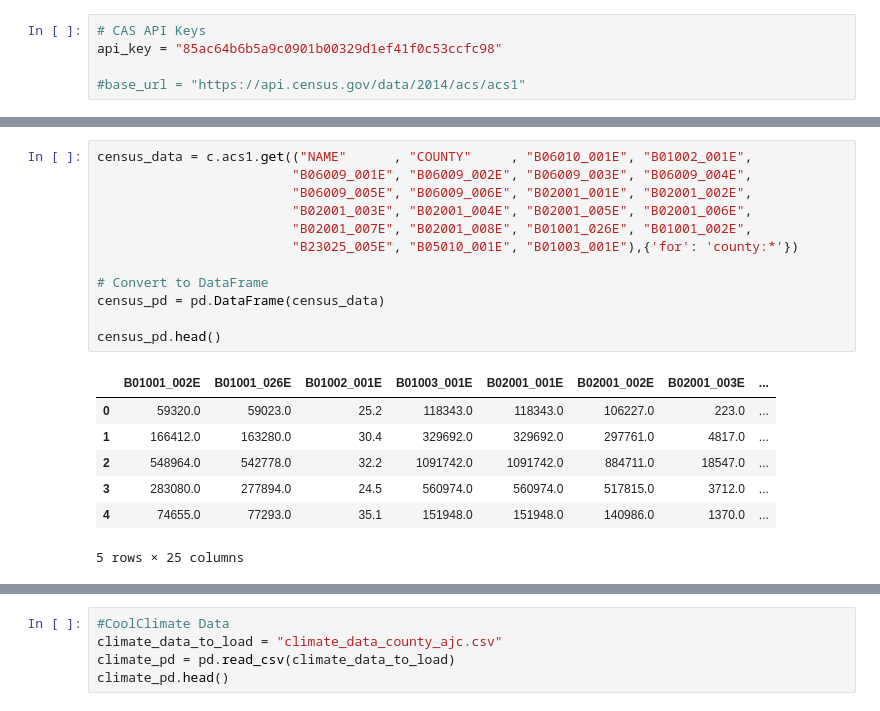
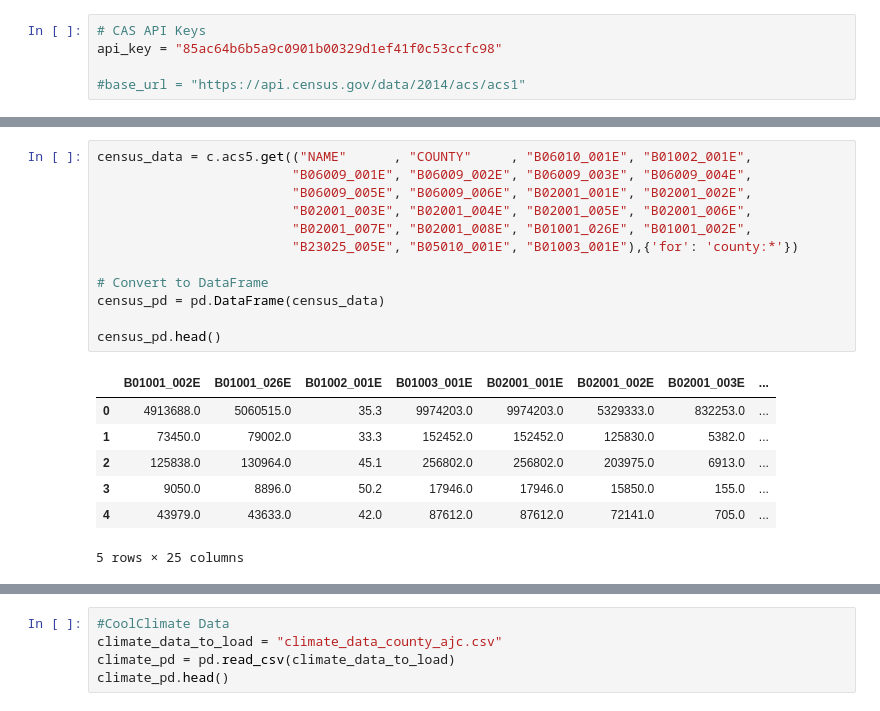
Before and after one commit to deibidl/project1, a Jupyter notebook: Main_Script_P1.ipynb, the cells around one changed output, grey strips where cells are left out. Saved outputs shown, nothing was run; the diff lists cells and outputs as text.

```diff
--- a/Main_Script_P1.ipynb
+++ b/Main_Script_P1.ipynb
@@ -19,22 +17,22 @@ print(c)
 # %%
-census_data = c.acs1.get(("NAME"      , "COUNTY"     , "B06010_001E", "B01002_001E",
+census_data = c.acs5.get(("NAME"      , "COUNTY"     , "B06010_001E", "B01002_001E",
                          "B06009_001E", "B06009_002E", "B06009_003E", "B06009_004E",
                          "B06009_005E", "B06009_006E", "B02001_001E", "B02001_002E",
                          "B02001_003E", "B02001_004E", "B02001_005E", "B02001_006E",
                          "B02001_007E", "B02001_008E", "B01001_026E", "B01001_002E",
                          "B23025_005E", "B05010_001E", "B01003_001E"),{'for': 'county:*'})
 
 # Convert to DataFrame
 census_pd = pd.DataFrame(census_data)
 
 census_pd.head()
 # %% [output]
 |  | B01001_002E | B01001_026E | B01002_001E | B01003_001E | B02001_001E | B02001_002E | B02001_003E | ... |
-| 0 | 59320.0 | 59023.0 | 25.2 | 118343.0 | 118343.0 | 106227.0 | 223.0 | ... |
-| 1 | 166412.0 | 163280.0 | 30.4 | 329692.0 | 329692.0 | 297761.0 | 4817.0 | ... |
-| 2 | 548964.0 | 542778.0 | 32.2 | 1091742.0 | 1091742.0 | 884711.0 | 18547.0 | ... |
-| 3 | 283080.0 | 277894.0 | 24.5 | 560974.0 | 560974.0 | 517815.0 | 3712.0 | ... |
-| 4 | 74655.0 | 77293.0 | 35.1 | 151948.0 | 151948.0 | 140986.0 | 1370.0 | ... |
+| 0 | 4913688.0 | 5060515.0 | 35.3 | 9974203.0 | 9974203.0 | 5329333.0 | 832253.0 | ... |
+| 1 | 73450.0 | 79002.0 | 33.3 | 152452.0 | 152452.0 | 125830.0 | 5382.0 | ... |
+| 2 | 125838.0 | 130964.0 | 45.1 | 256802.0 | 256802.0 | 203975.0 | 6913.0 | ... |
+| 3 | 9050.0 | 8896.0 | 50.2 | 17946.0 | 17946.0 | 15850.0 | 155.0 | ... |
+| 4 | 43979.0 | 43633.0 | 42.0 | 87612.0 | 87612.0 | 72141.0 | 705.0 | ... |
 5 rows × 25 columns
 # %%
 # Column Reordering
```
Also changed, not shown: parts of 9 cells of this notebook.
